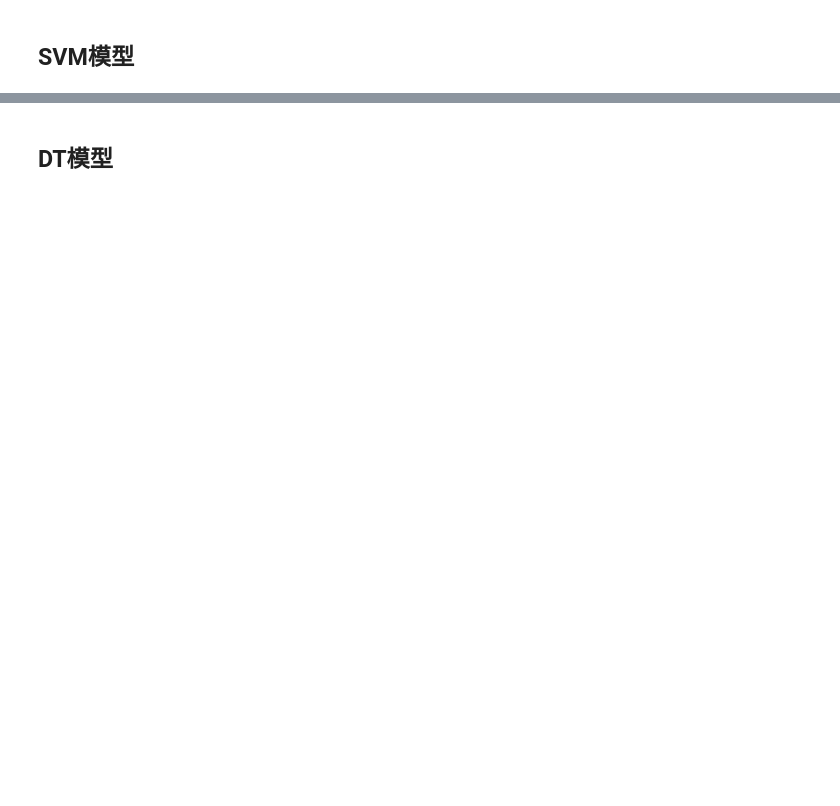
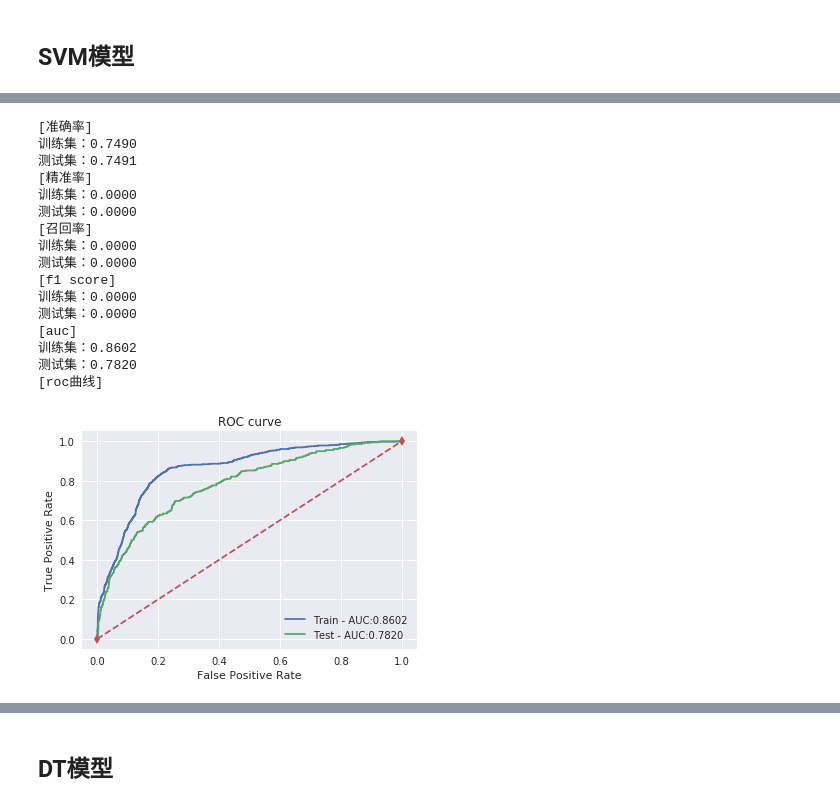
Before and after one commit to JepsonWong/Algorithm_Competition, a Jupyter notebook: 客户逾期分析/test.ipynb, the cells around one changed output, grey strips where cells are left out. Saved outputs shown, nothing was run; the diff lists cells and outputs as text; code cells hidden in the pictures; blank space fills up the shorter version.

```diff
--- a/客户逾期分析/test.ipynb
+++ b/客户逾期分析/test.ipynb
@@ -824,0 +969,30 @@ print '最优参数：', lin_svc_grid.best_params_ # 最优参数
+# %%
+svc_ = SVC(C=0.01, kernel='rbf', gamma=0.01, class_weight=None, probability=True)
+svc_.fit(X_train, y_train)
+
+# 预测
+y_train_pred = svc_.predict(X_train)
+y_test_pred = svc_.predict(X_test)
+# 预测概率
+y_train_proba = svc_.predict_proba(X_train)[:, 1]
+y_test_proba = svc_.predict_proba(X_test)[:, 1]
+# 模型评估
+model_metrics(X_train, y_train, X_test, y_test, y_train_pred, y_test_pred, y_train_proba, y_test_proba)
+# %% [output]
+[准确率]
+训练集：0.7490
+测试集：0.7491
+[精准率]
+训练集：0.0000
+测试集：0.0000
+[召回率]
+训练集：0.0000
+测试集：0.0000
+[f1 score]
+训练集：0.0000
+测试集：0.0000
+[auc]
+训练集：0.8602
+测试集：0.7820
+[roc曲线]
+[figure, added]
```
Also changed, not shown: parts of 33 cells of this notebook, 2 other files.
